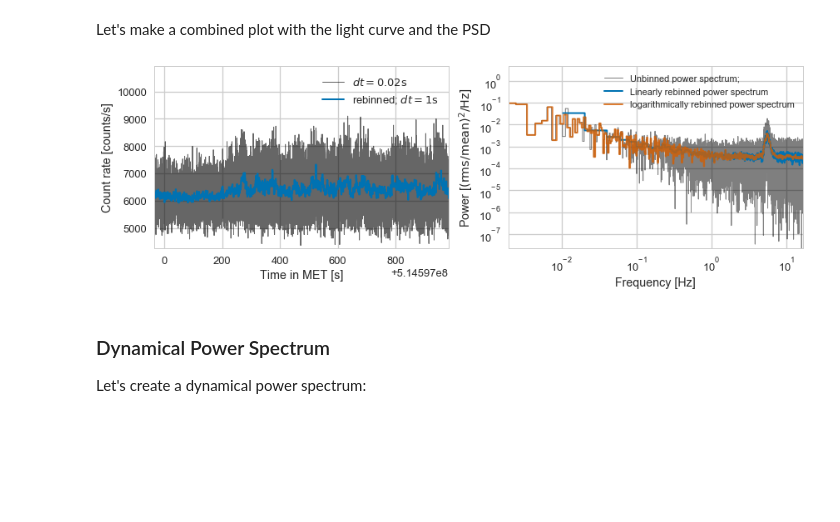
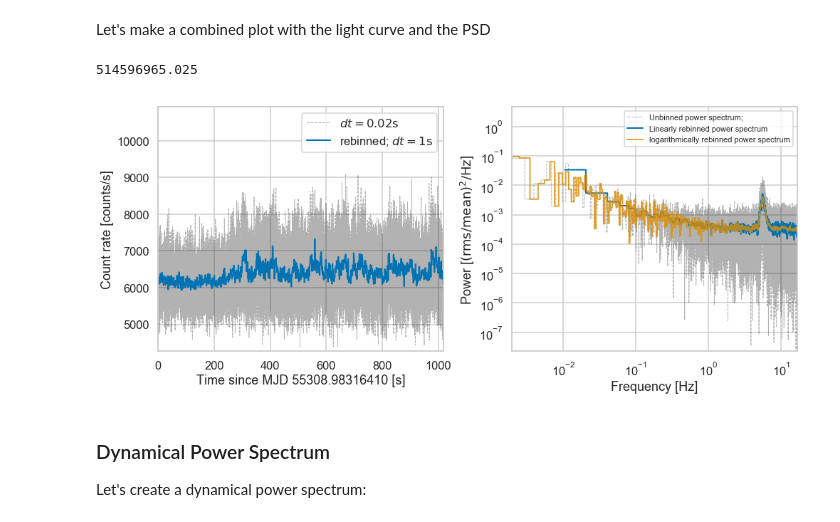
Before and after one commit to StingraySoftware/stingraypaper, a Jupyter notebook: notebooks/PaperFigures.ipynb, the cells around one changed output. Drawn from its saved outputs; the diff is of its cells as text; code cells hidden in the pictures; blank space fills up the shorter version.

Commit message:
Associated code for plot fixes

```diff
--- a/notebooks/PaperFigures.ipynb
+++ b/notebooks/PaperFigures.ipynb
@@ -310,37 +333,42 @@ ps_log_df.to_json("gx339_psd_logbin.json", orient="records")
 ps_concat_df.to_json("gx339_psd_concat.json", orient="records")
 # %% [markdown]
 Let's make a combined plot with the light curve and the PSD
+# %%
+lc.time[0]
+# %% [output]
+514596965.025
 # %%
-fig, (ax1, ax2) = plt.subplots(1, 2, figsize=(12,4))
+fig, (ax1, ax2) = plt.subplots(1, 2, figsize=(14,6))
 
-ax1.plot(lc.time, lc.countrate, lw=1, color="black", linestyle="steps-mid",
-        label=r"$dt = 0.02\mathrm{s}$", alpha=0.6)
-ax1.plot(lc_rebin.time, lc_rebin.countrate, lw=2, color=sns.color_palette()[0], linestyle="steps-mid",
+t0 = lc.time[0]
+ax1.plot(lc.time-t0, lc.countrate, lw=1, color="black", linestyle="--", drawstyle="steps",
+        label=r"$dt = 0.02\mathrm{s}$", alpha=0.3)
+ax1.plot(lc_rebin.time-t0, lc_rebin.countrate, lw=2, color=sns.color_palette()[0], linestyle="steps-mid",
         label="rebinned; $dt=1\mathrm{s}$", alpha=1)
 
-ax1.set_xlim(lc.time[0], lc.time[-1])
+ax1.set_xlim(0, lc.time[-1]-t0)
 ax1.set_ylim(np.min(lc.countrate)-100, np.max(lc.countrate)*1.2)
-ax1.set_xlabel("Time in MET [s]")
+ax1.set_xlabel("Time since MJD 55308.98316410 [s]")
 ax1.set_ylabel("Count rate [counts/s]")
 ax1.legend()
 
-ax2.loglog(ps.freq, ps.power, linestyle="steps-mid", color="black",
-         linewidth=1, alpha=0.5, label="Unbinned power spectrum;")
+ax2.loglog(ps.freq, ps.power, linestyle="--", color="black", drawstyle="steps",
+         linewidth=1, alpha=0.3, label="Unbinned power spectrum;")
 ax2.loglog(ps_rebin.freq, ps_rebin.power, linestyle="steps-mid", color=sns.color_palette()[0],
          linewidth=2, alpha=1.0, label="Linearly rebinned power spectrum")
-ax2.loglog(ps_log_rebin.freq, ps_log_rebin.power, linestyle="steps-mid", color=sns.color_palette()[2],
+ax2.loglog(ps_log_rebin.freq, ps_log_rebin.power, linestyle="steps-mid", color=sns.color_palette()[1],
          linewidth=2, alpha=0.8, label="logarithmically rebinned power spectrum")
 
 ax2.set_xlim(ps.freq[1], ps.freq[-1])
 ax2.set_ylim(np.min(ps.power), np.max(ps.power)*20)
 ax2.legend(loc=1, prop={"size":11})
 ax2.set_xlabel("Frequency [Hz]")
 ax2.set_ylabel(r"Power [$(\mathrm{rms}/\mathrm{mean})^2/\mathrm{Hz}$]")
 plt.tight_layout()
 
 plt.savefig("../figures/example_lc_ps.pdf", format="pdf")
 # %% [output]
-[figure, old version]
+[figure, new version]
 # %% [markdown]
 ### Dynamical Power Spectrum
 
```
Also changed, not shown: parts of 16 cells of this notebook, 1 other file.
